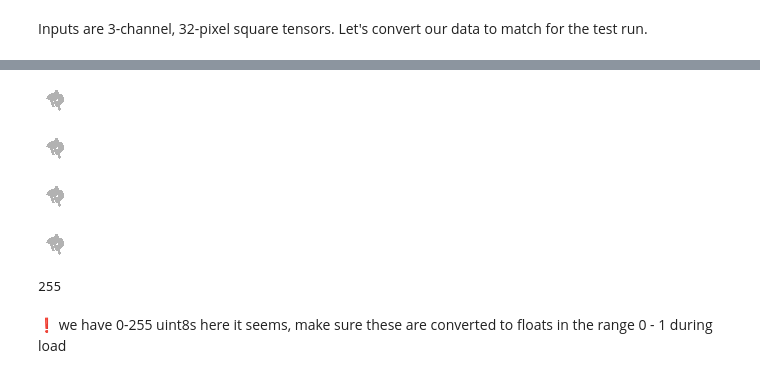
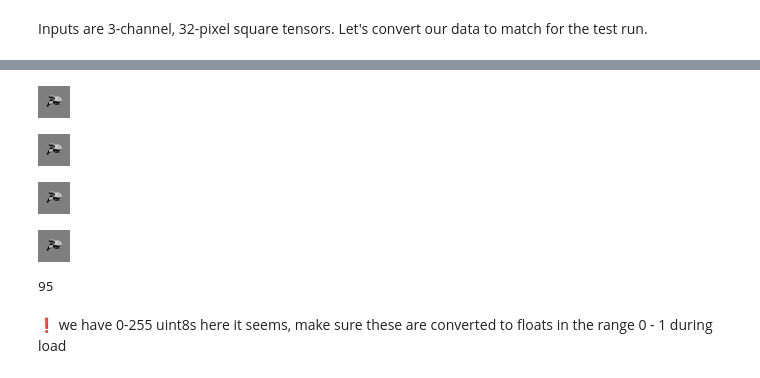
Before and after one commit to auto-d/shaperx, a Jupyter notebook: experimentation.ipynb, the cells around one changed output, grey strips where cells are left out. Drawn from its saved outputs; the diff is of its cells as text; code cells hidden in the pictures.

```diff
--- a/experimentation.ipynb
+++ b/experimentation.ipynb
@@ -1130,28 +1134,28 @@ Features: open
 # %%
 # PIL will accept PNGs (see above), open our image and then ues the pytorch transform to get a tensor
 # We can also just call torchvision.io.read_image() ...
-img = Image.open('experiments/5/9901-C6-32-240-240-240.png')
+img = Image.open('experiments/82/24-T8-32-0-315-0.png')
 img
 # %% [output]
-[figure, old version]
+[figure, new version]
 # %%
 r, g, b = img.split()
 # %%
 r
 # %% [output]
-[figure, old version]
+[figure, new version]
 # %%
 g
 # %% [output]
-[figure, old version]
+[figure, new version]
 # %%
 b
 # %% [output]
-[figure, old version]
+[figure, new version]
 # %%
-r.getpixel((0,0))
+r.getpixel((11,14))
 # %% [output]
-255
+95
 # %% [markdown]
 ❗ we have 0-255 uint8s here it seems, make sure these are converted to floats in the range 0 - 1 during load
 # %%
```
Also changed, not shown: parts of 31 cells of this notebook, 6 other files.
